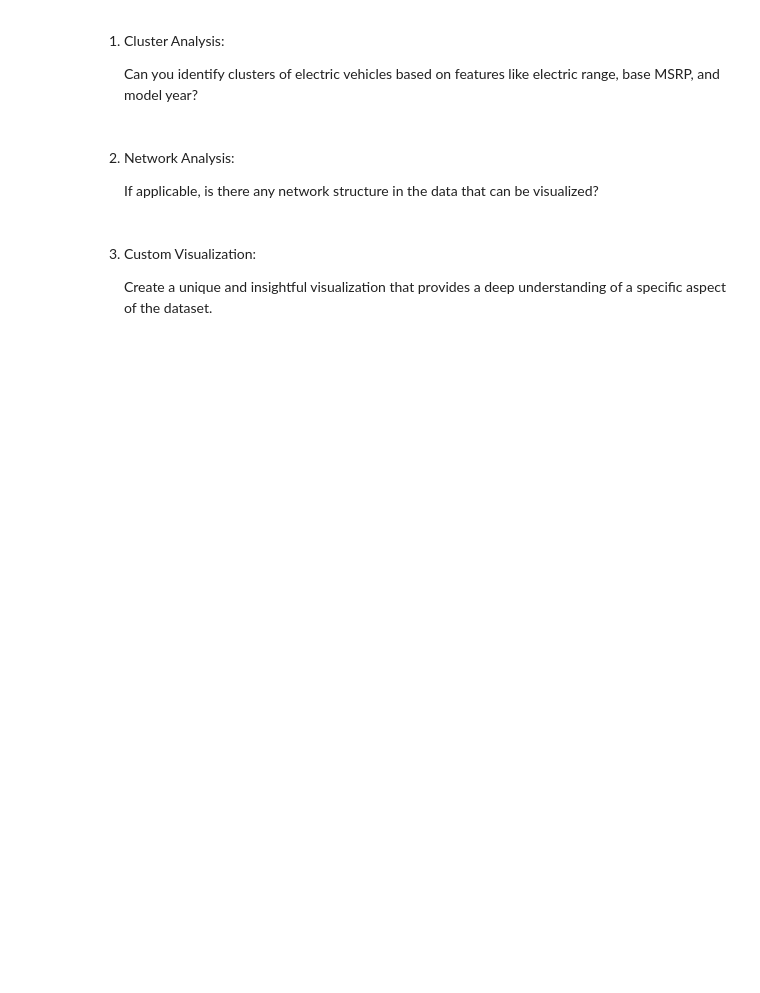
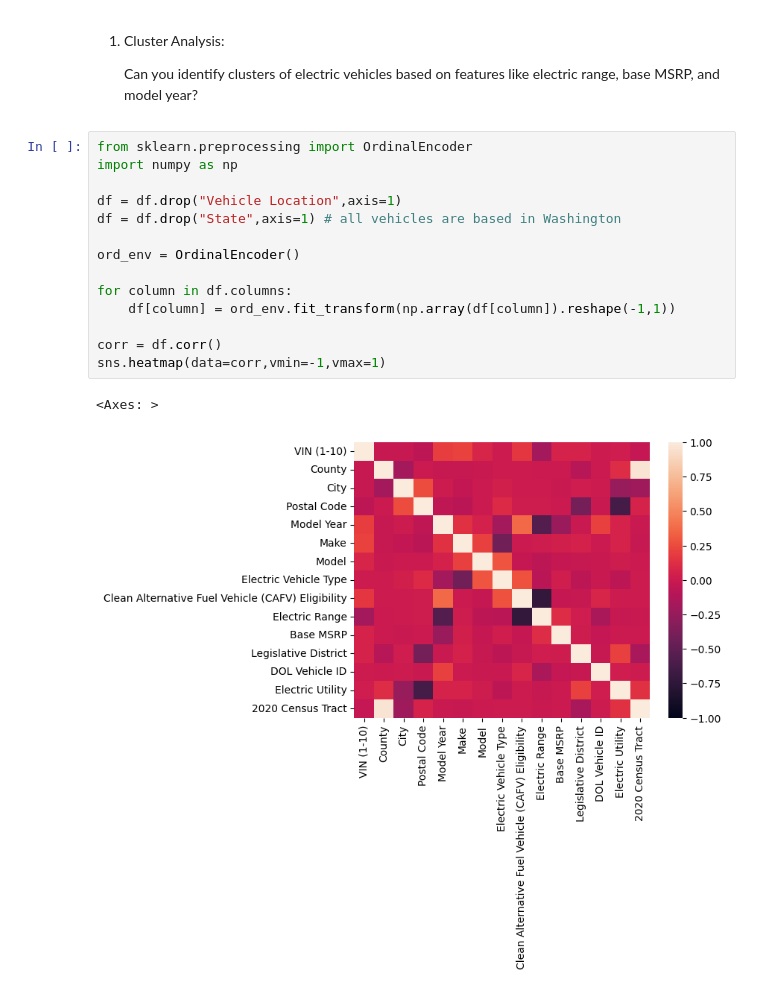
Before and after one commit to hemantsirsat/Data-Visualisation, a Jupyter notebook: Electric Vehicle Population/app.ipynb, the cells around one changed output. Cells and saved outputs as stored; diff of their text form; blank space fills up the shorter version.

Commit message:
Day2: Correlation matrix, ordinal encoding

```diff
--- a/Electric Vehicle Population/app.ipynb
+++ b/Electric Vehicle Population/app.ipynb
@@ -333,11 +349,20 @@ plt.show()
 1. Cluster Analysis:
 
     Can you identify clusters of electric vehicles based on features like electric range, base MSRP, and model year?
-# %% [markdown]
-2. Network Analysis:
-
-    If applicable, is there any network structure in the data that can be visualized?
-# %% [markdown]
-3. Custom Visualization:
-
-    Create a unique and insightful visualization that provides a deep understanding of a specific aspect of the dataset.
+# %%
+from sklearn.preprocessing import OrdinalEncoder
+import numpy as np
+
+df = df.drop("Vehicle Location",axis=1)
+df = df.drop("State",axis=1) # all vehicles are based in Washington
+
+ord_env = OrdinalEncoder()
+
+for column in df.columns:
+    df[column] = ord_env.fit_transform(np.array(df[column]).reshape(-1,1))
+
+corr = df.corr()
+sns.heatmap(data=corr,vmin=-1,vmax=1)
+# %% [output]
+<Axes: >
+[figure, added]
```
Also changed, not shown: parts of 5 cells of this notebook, 1 other file.
